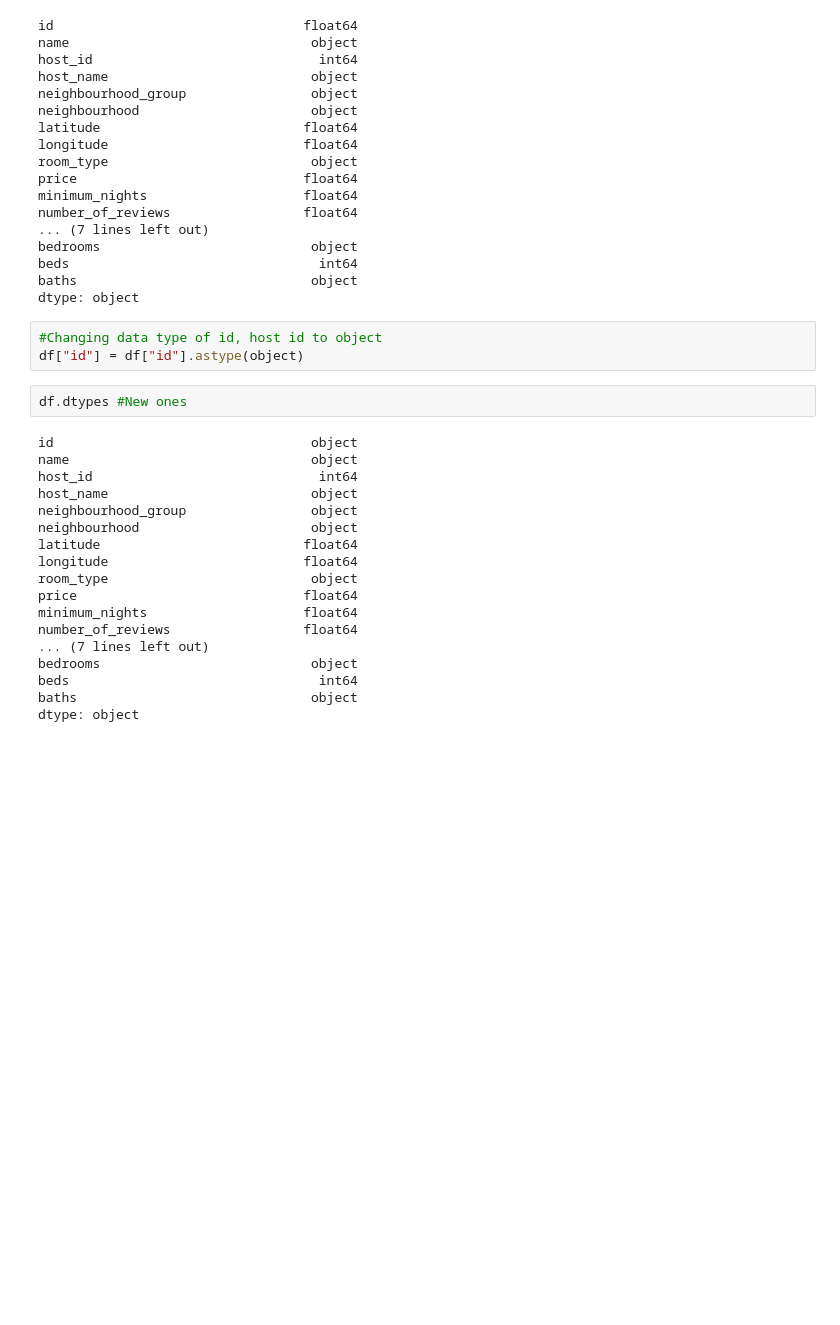
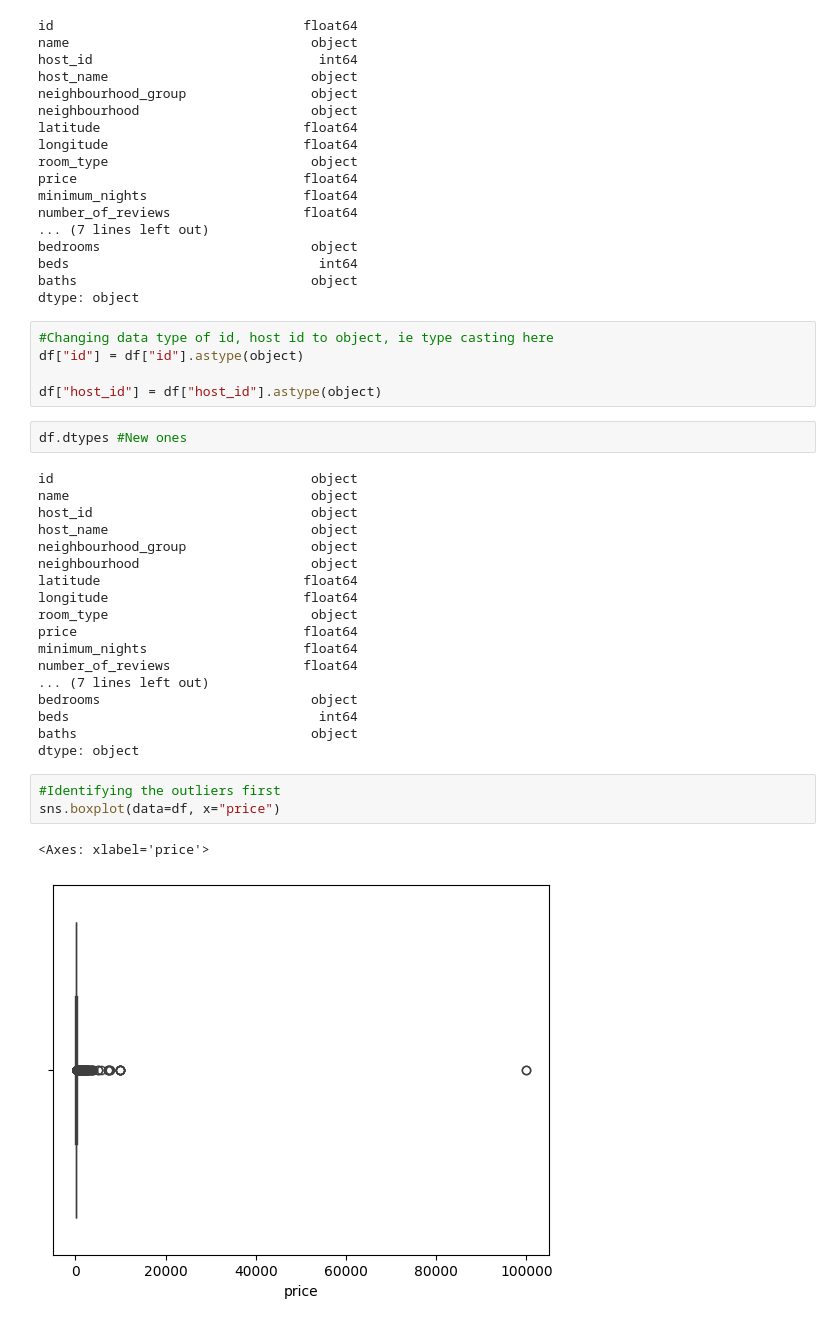
Before and after one commit to Vanshaj14Mohan/Airbnb-NYC-Project, a Jupyter notebook: Files/main.ipynb, the cells around one changed output. Saved outputs shown, nothing was run; the diff lists cells and outputs as text; blank space fills up the shorter version.

```diff
--- a/Files/main.ipynb
+++ b/Files/main.ipynb
@@ -176,14 +176,16 @@ beds                                int64
 baths                              object
 dtype: object
 # %%
-#Changing data type of id, host id to object
+#Changing data type of id, host id to object, ie type casting here
 df["id"] = df["id"].astype(object)
+
+df["host_id"] = df["host_id"].astype(object)
 # %%
 df.dtypes #New ones
 # %% [output]
 id                                 object
 name                               object
-host_id                             int64
+host_id                            object
 host_name                          object
 neighbourhood_group                object
 neighbourhood                      object
@@ -198,3 +200,9 @@ bedrooms                           object
 beds                                int64
 baths                              object
 dtype: object
+# %%
+#Identifying the outliers first
+sns.boxplot(data=df, x="price")
+# %% [output]
+<Axes: xlabel='price'>
+[figure, added]
```
Also changed, not shown: parts of 1 cell of this notebook.
